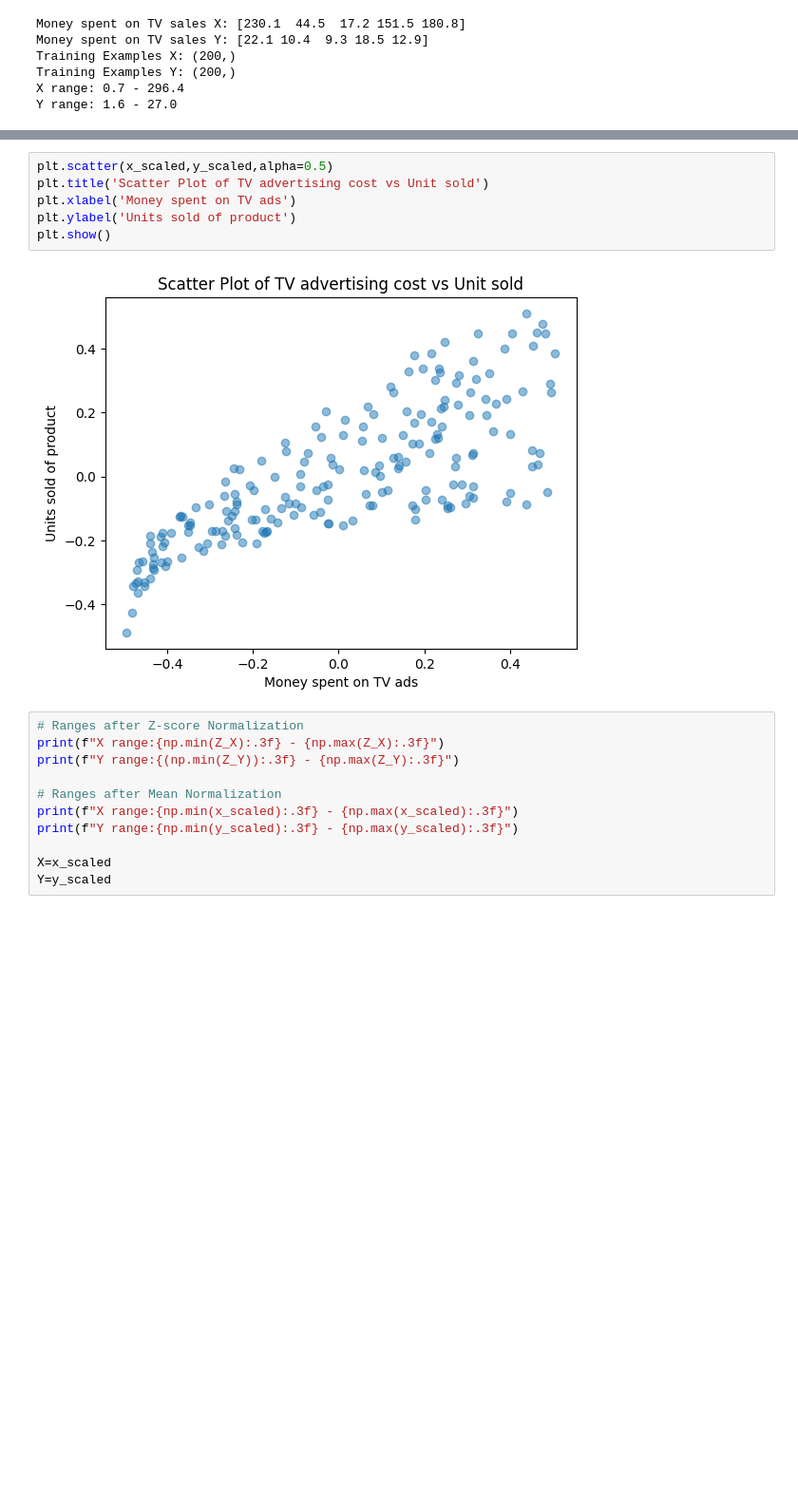
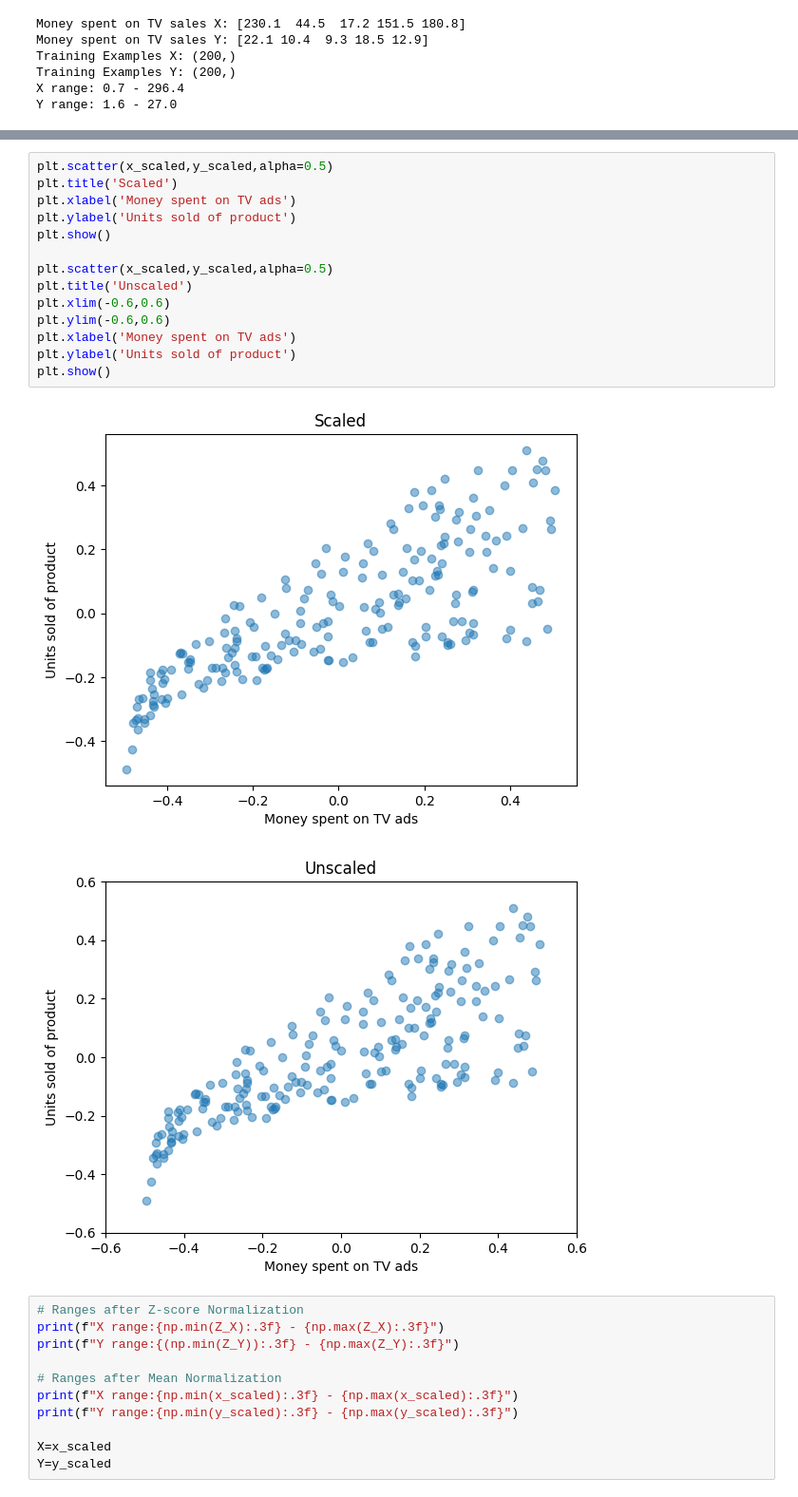
Before and after one commit to iotareal/Linear-Regression-from-Scratch, a Jupyter notebook: notebooks/Basic_data_handling_and_Processing.ipynb, the cells around one changed output, grey strips where cells are left out. Shown at 95% size. Drawn from its saved outputs; the diff is of its cells as text; blank space fills up the shorter version.

```diff
--- a/notebooks/Basic_data_handling_and_Processing.ipynb
+++ b/notebooks/Basic_data_handling_and_Processing.ipynb
@@ -86,11 +162,20 @@ print(y_scaled[:5])
 # %%
 plt.scatter(x_scaled,y_scaled,alpha=0.5)
-plt.title('Scatter Plot of TV advertising cost vs Unit sold')
+plt.title('Scaled')
 plt.xlabel('Money spent on TV ads')
 plt.ylabel('Units sold of product')
 plt.show()
+
+plt.scatter(x_scaled,y_scaled,alpha=0.5)
+plt.title('Unscaled')
+plt.xlim(-0.6,0.6)
+plt.ylim(-0.6,0.6)
+plt.xlabel('Money spent on TV ads')
+plt.ylabel('Units sold of product')
+plt.show()
 # %% [output]
-[figure, old version]
+[figure, new version]
+[figure, added]
 # %%
 # Ranges after Z-score Normalization
 print(f"X range:{np.min(Z_X):.3f} - {np.max(Z_X):.3f}")
```
Also changed, not shown: parts of 9 cells of this notebook, 21 other files.
